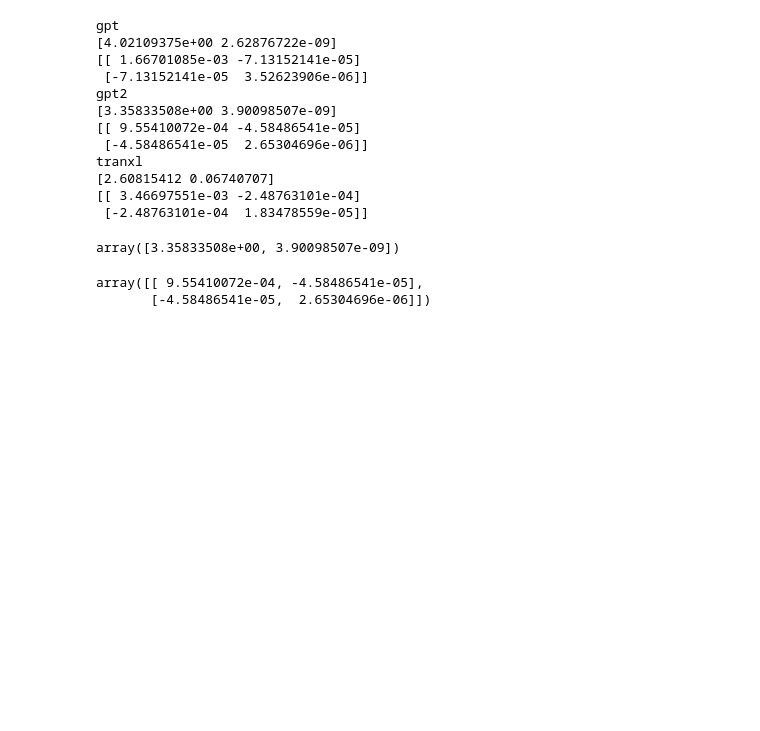
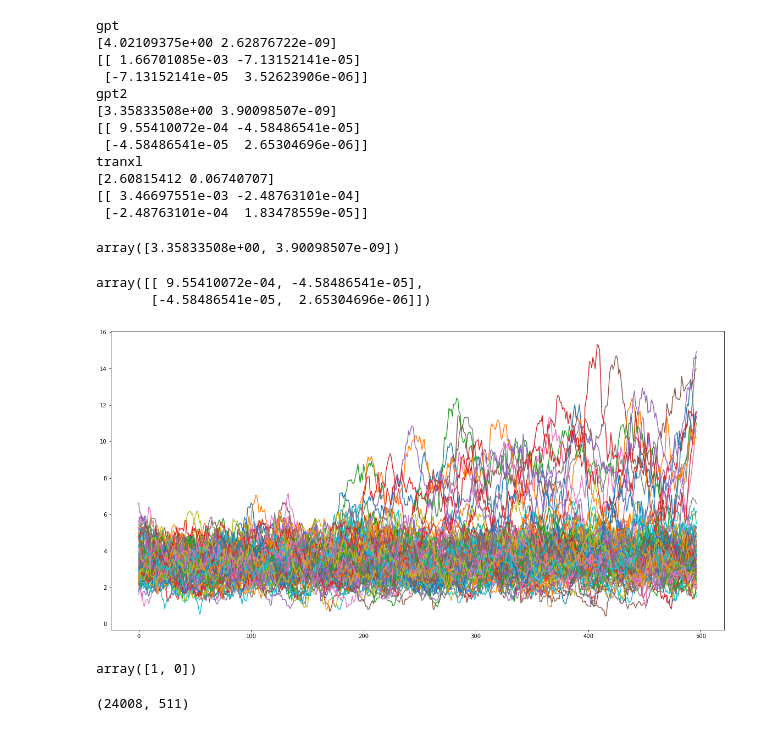
Before and after one commit to daniter-cu/discoher, a Jupyter notebook: notebooks/LRD.ipynb, the cells around one changed output. Drawn from its saved outputs; the diff is of its cells as text; code cells hidden in the pictures; blank space fills up the shorter version.

```diff
--- a/notebooks/LRD.ipynb
+++ b/notebooks/LRD.ipynb
@@ -441,3 +442,13 @@ cov
 # %% [output]
 array([[ 9.55410072e-04, -4.58486541e-05],
        [-4.58486541e-05,  2.65304696e-06]])
+# %%
+test_data = []
+with open("../results/remote_results_test/results-%s.npy" % "tranxl", "rb") as f:
+    while True:
+        try:
+            test_data.append(np.load(f,allow_pickle=True))
+        except OSError as e:
+            break
+# %%
+shaped_data = np.concatenate(test_data)
@@ -443,0 +457,17 @@ array([[ 9.55410072e-04, -4.58486541e-05],
+# %%
+plt.figure(figsize=(20,10))
+
+for i in np.random.choice(shaped_data.shape[0], 100):
+    if np.any(moving_average(shaped_data[i], 15) > 7.5):
+        pass
+    plt.plot(moving_average(shaped_data[i], 15))
+# %% [output]
+[figure, added]
+# %%
+np.sum([[True, False], [False, False]], axis=1)
+# %% [output]
+array([1, 0])
+# %%
+shaped_data.shape
+# %% [output]
+(24008, 511)
```
Also changed, not shown: parts of 8 cells of this notebook, 2 other files.
